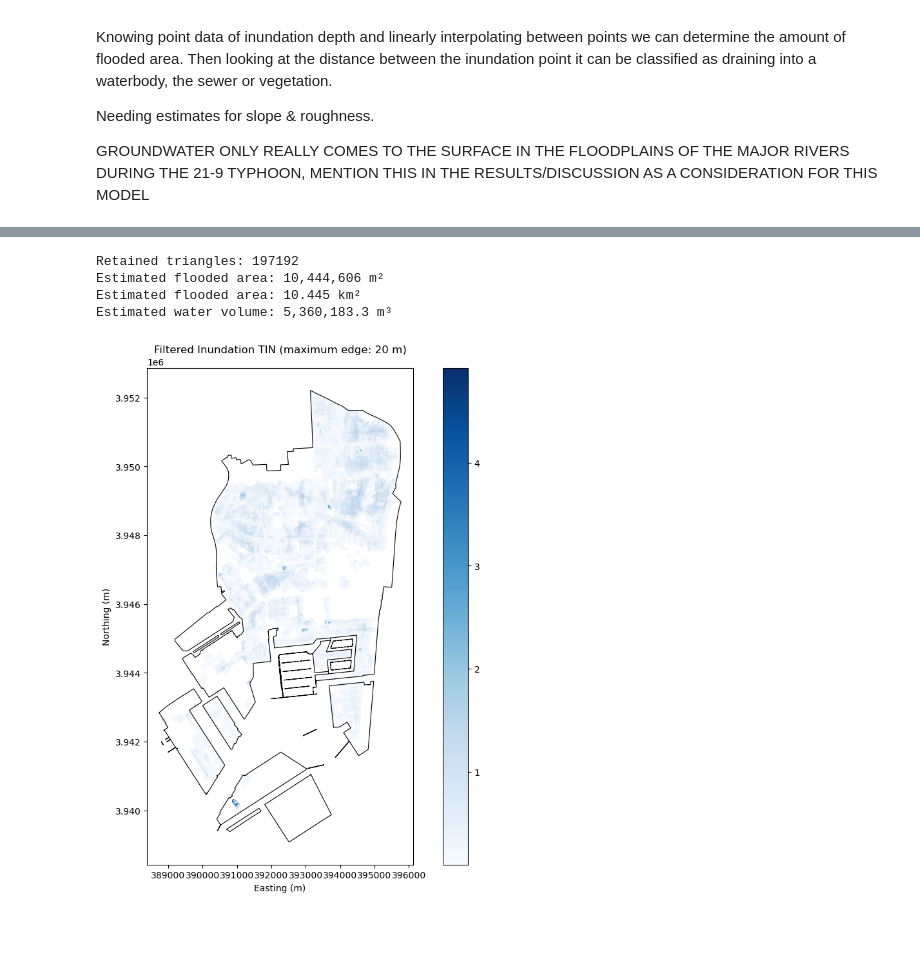
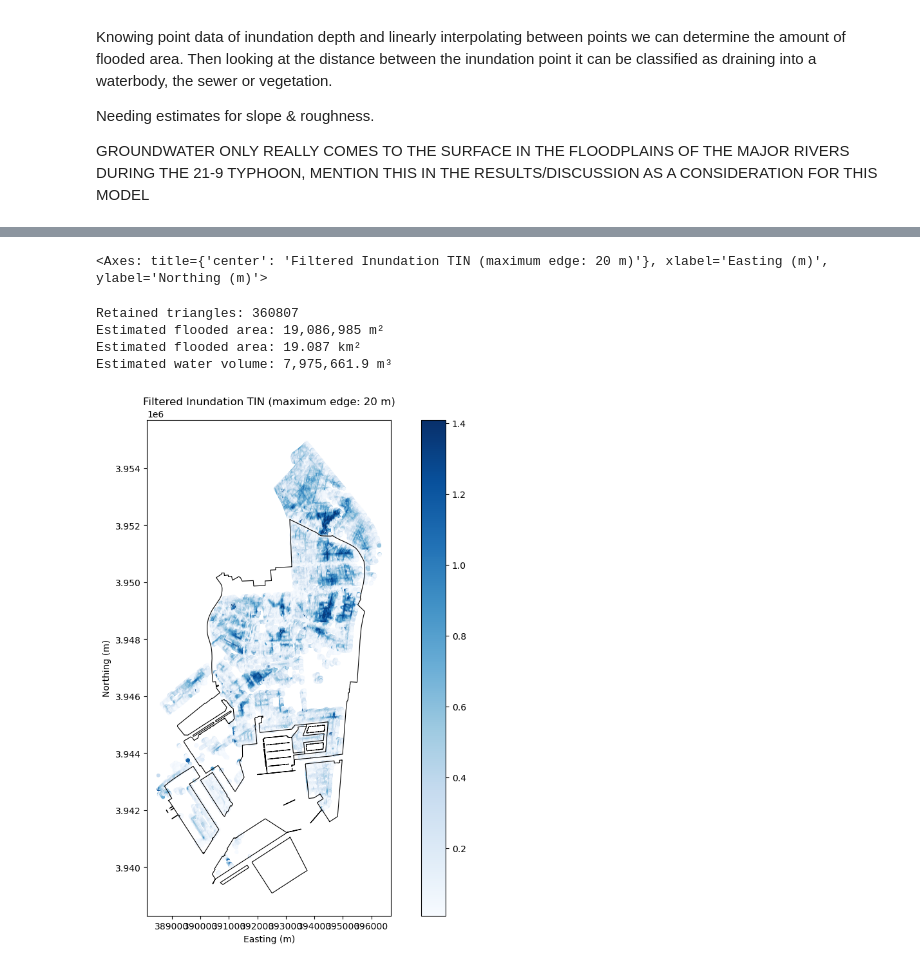
Before and after one commit to foozdemiroglu-gif/MP411-Tokyo, a Jupyter notebook: Drainage_analysis.ipynb, the cells around one changed output, grey strips where cells are left out. Cells and saved outputs as stored; diff of their text form; code cells hidden in the pictures; blank space fills up the shorter version.

Commit message:
FirstEstimateDtime

```diff
--- a/Drainage_analysis.ipynb
+++ b/Drainage_analysis.ipynb
@@ -863,3 +902,24 @@ Interpolated flooded area: 55.188 km²
+# %%
+from matplotlib.colors import PowerNorm
+
+depth_values = inundation_clean[depth_column].to_numpy()
+
+depth_norm = PowerNorm(
+    gamma=0.5,
+    vmin=depth_values.min(),
+    vmax=depth_values.max()
+)
+
+inundation_clean.plot(
+    ax=ax,
+    column=depth_column,
+    cmap="viridis",
+    norm=depth_norm,
+    legend=True,
+    markersize=8
+)
+# %% [output]
+<Axes: title={'center': 'Filtered Inundation TIN (maximum edge: 20 m)'}, xlabel='Easting (m)', ylabel='Northing (m)'>
 # %%
 from scipy.spatial import Delaunay
 from shapely.geometry import Polygon
@@ -875,14 +935,11 @@ max_edge_m = 20
 depth_to_m = 1.0
 
 points = np.column_stack([
-    inundation_gdf.geometry.x.to_numpy(),
-    inundation_gdf.geometry.y.to_numpy()
+    inundation_clean.geometry.x.to_numpy(),
+    inundation_clean.geometry.y.to_numpy()
 ])
 
-depths = pd.to_numeric(
-    inundation_gdf[depth_column],
-    errors="coerce"
-).to_numpy()
+depths = inundation_clean[depth_column].to_numpy()
 
 valid = (
     np.isfinite(points).all(axis=1)
@@ -967,36 +1024,36 @@ print(f"Estimated water volume: {flooded_volume_m3:,.1f} m³")
 
 # Plot the mesh and inundation points.
 fig, ax = plt.subplots(figsize=(12, 10))
 
 koto_projected.boundary.plot(ax=ax, color="black", linewidth=0.8)
 
 gpd.GeoSeries(
     triangles,
     crs="EPSG:32654"
 ).plot(
     ax=ax,
     facecolor="lightblue",
     edgecolor="steelblue",
     linewidth=0.4,
     alpha=0.6
 )
 
-inundation_gdf.loc[valid].plot(
+inundation_clean.loc[valid].plot(
     ax=ax,
     column=depth_column,
     cmap="Blues",
     legend=True,
     markersize=8
 )
 
 ax.set_title(f"Filtered Inundation TIN (maximum edge: {max_edge_m} m)")
 ax.set_xlabel("Easting (m)")
 ax.set_ylabel("Northing (m)")
 ax.set_aspect("equal")
 plt.show()
 # %% [output]
-Retained triangles: 197192
-Estimated flooded area: 10,444,606 m²
-Estimated flooded area: 10.445 km²
-Estimated water volume: 5,360,183.3 m³
+Retained triangles: 360807
+Estimated flooded area: 19,086,985 m²
+Estimated flooded area: 19.087 km²
+Estimated water volume: 7,975,661.9 m³
-[figure, old version]
+[figure, new version]
```
Also changed, not shown: parts of 13 cells of this notebook.
